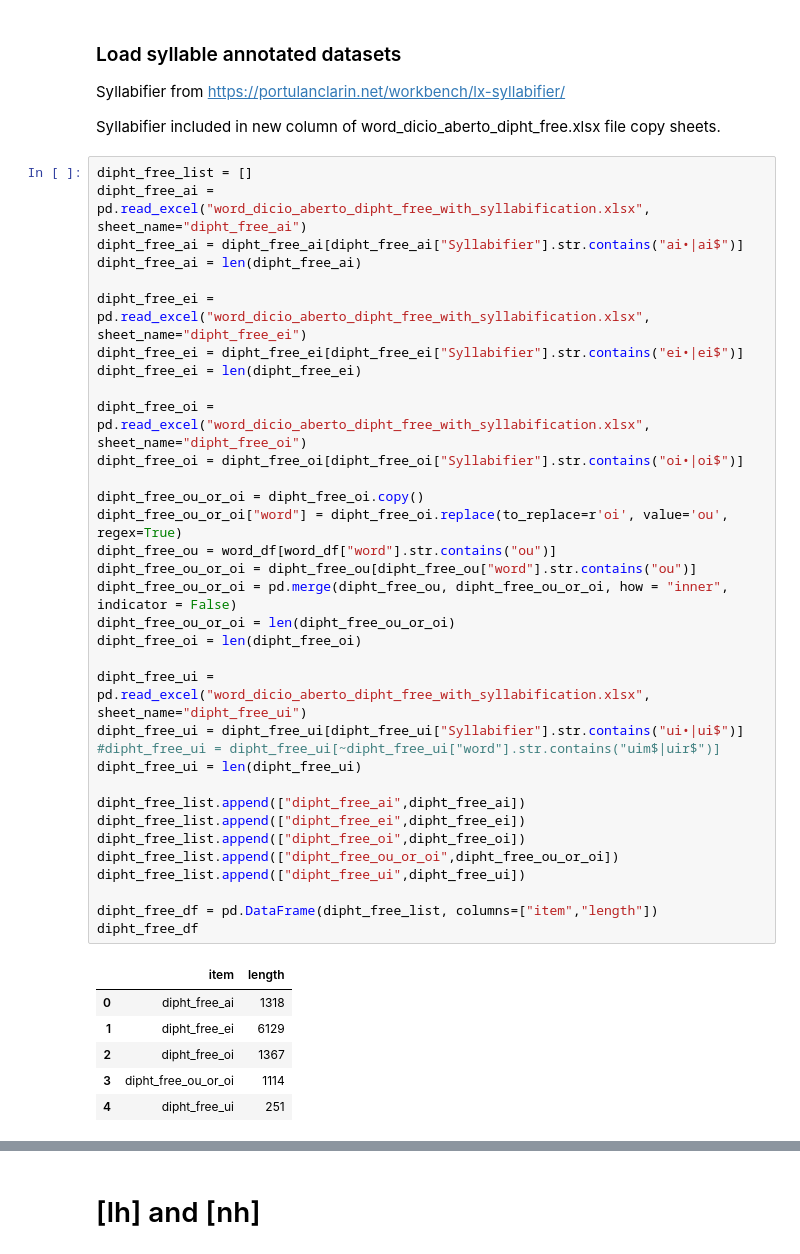
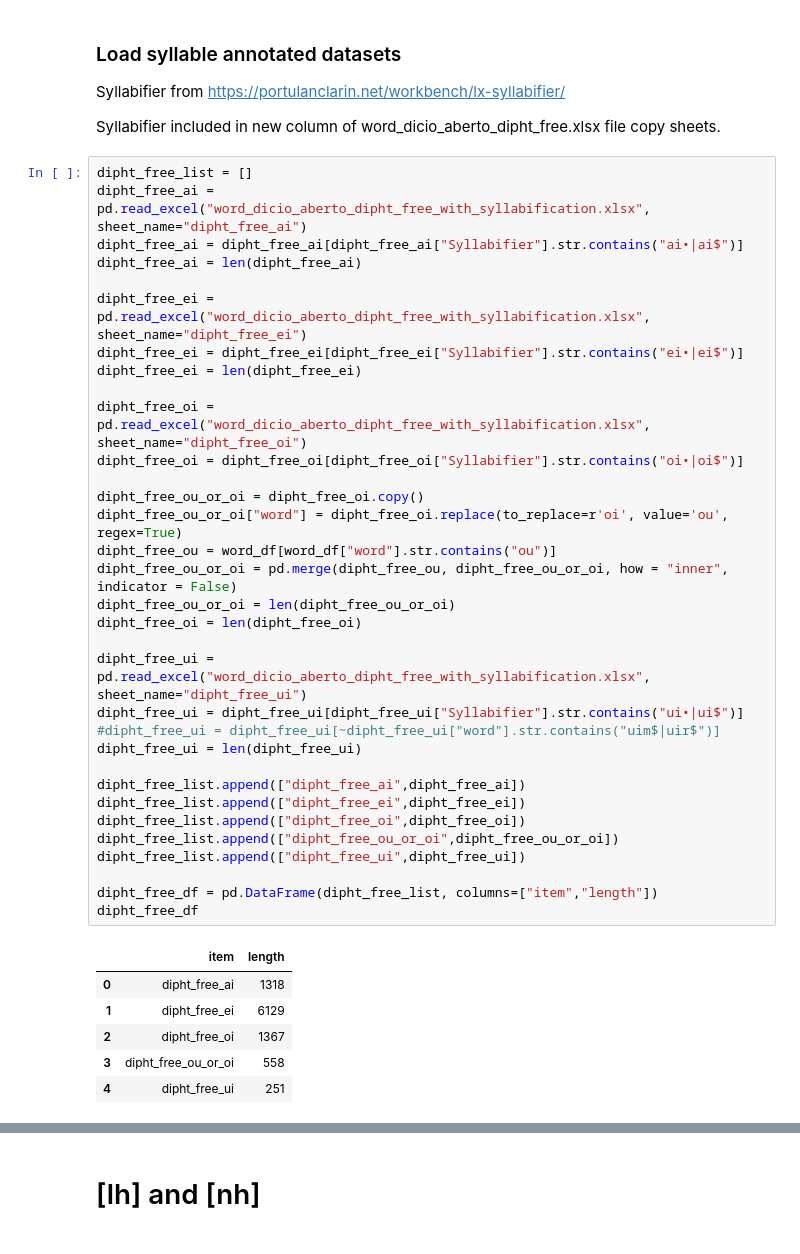
Before and after one commit to Portophon/palatal-sonorants-pt, a Jupyter notebook: NH_&_LH_DicioAberto_stats.ipynb, the cells around one changed output, grey strips where cells are left out. Cells and saved outputs as stored; diff of their text form.

```diff
--- a/NH_&_LH_DicioAberto_stats.ipynb
+++ b/NH_&_LH_DicioAberto_stats.ipynb
@@ -657,35 +657,34 @@ dipht_free_ei = dipht_free_ei[dipht_free_ei["Syllabifier"].str.contains("ei•|e
 dipht_free_ei = len(dipht_free_ei)
 
 dipht_free_oi = pd.read_excel("word_dicio_aberto_dipht_free_with_syllabification.xlsx", sheet_name="dipht_free_oi")
 dipht_free_oi = dipht_free_oi[dipht_free_oi["Syllabifier"].str.contains("oi•|oi$")]
 
 dipht_free_ou_or_oi = dipht_free_oi.copy()
 dipht_free_ou_or_oi["word"] = dipht_free_oi.replace(to_replace=r'oi', value='ou', regex=True)
 dipht_free_ou = word_df[word_df["word"].str.contains("ou")]
-dipht_free_ou_or_oi = dipht_free_ou[dipht_free_ou["word"].str.contains("ou")]
 dipht_free_ou_or_oi = pd.merge(dipht_free_ou, dipht_free_ou_or_oi, how = "inner", indicator = False)
 dipht_free_ou_or_oi = len(dipht_free_ou_or_oi)
 dipht_free_oi = len(dipht_free_oi)
 
 dipht_free_ui = pd.read_excel("word_dicio_aberto_dipht_free_with_syllabification.xlsx", sheet_name="dipht_free_ui")
 dipht_free_ui = dipht_free_ui[dipht_free_ui["Syllabifier"].str.contains("ui•|ui$")]
 #dipht_free_ui = dipht_free_ui[~dipht_free_ui["word"].str.contains("uim$|uir$")]
 dipht_free_ui = len(dipht_free_ui)
 
 dipht_free_list.append(["dipht_free_ai",dipht_free_ai])
 dipht_free_list.append(["dipht_free_ei",dipht_free_ei])
 dipht_free_list.append(["dipht_free_oi",dipht_free_oi])
 dipht_free_list.append(["dipht_free_ou_or_oi",dipht_free_ou_or_oi])
 dipht_free_list.append(["dipht_free_ui",dipht_free_ui])
 
 dipht_free_df = pd.DataFrame(dipht_free_list, columns=["item","length"])
 dipht_free_df
 # %% [output]
 |  | item | length |
 | 0 | dipht_free_ai | 1318 |
 | 1 | dipht_free_ei | 6129 |
 | 2 | dipht_free_oi | 1367 |
-| 3 | dipht_free_ou_or_oi | 1114 |
+| 3 | dipht_free_ou_or_oi | 558 |
 | 4 | dipht_free_ui | 251 |
 # %%
 p_m_nh_lh_dipth_stats = p_m_nh_lh_dipth_stats.append(dipht_free_df)
```
Also changed, not shown: parts of 30 cells of this notebook, 4 other files.
